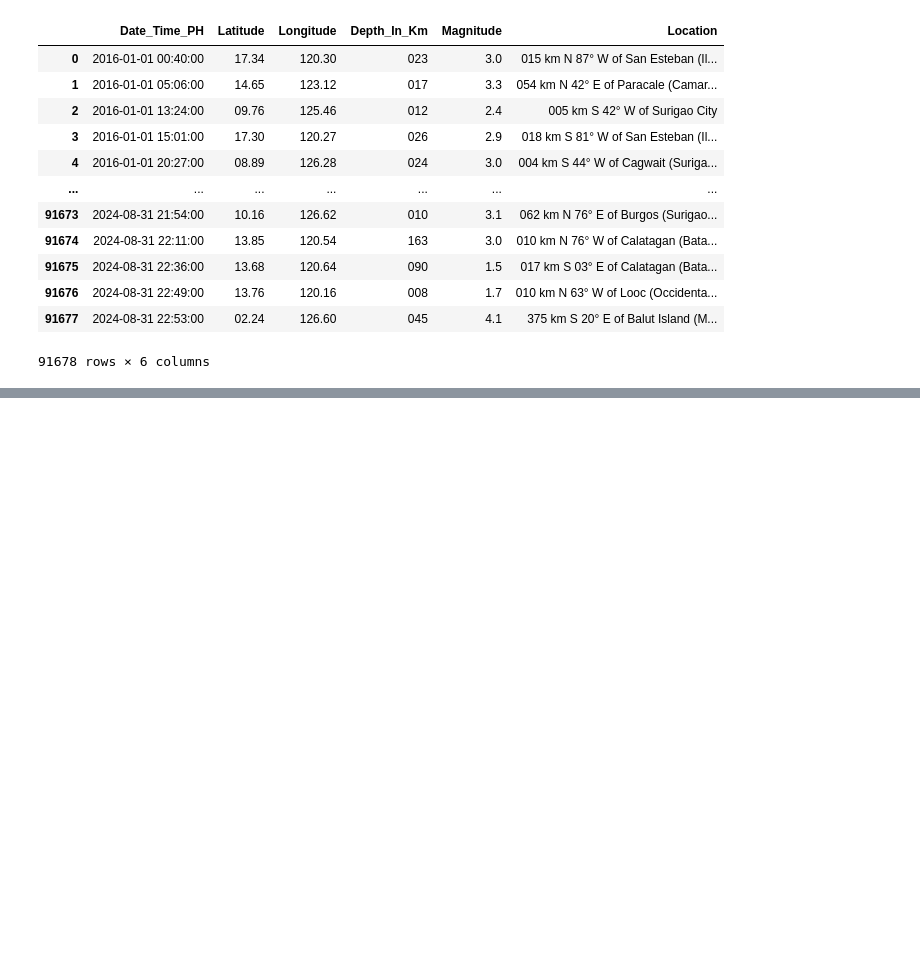
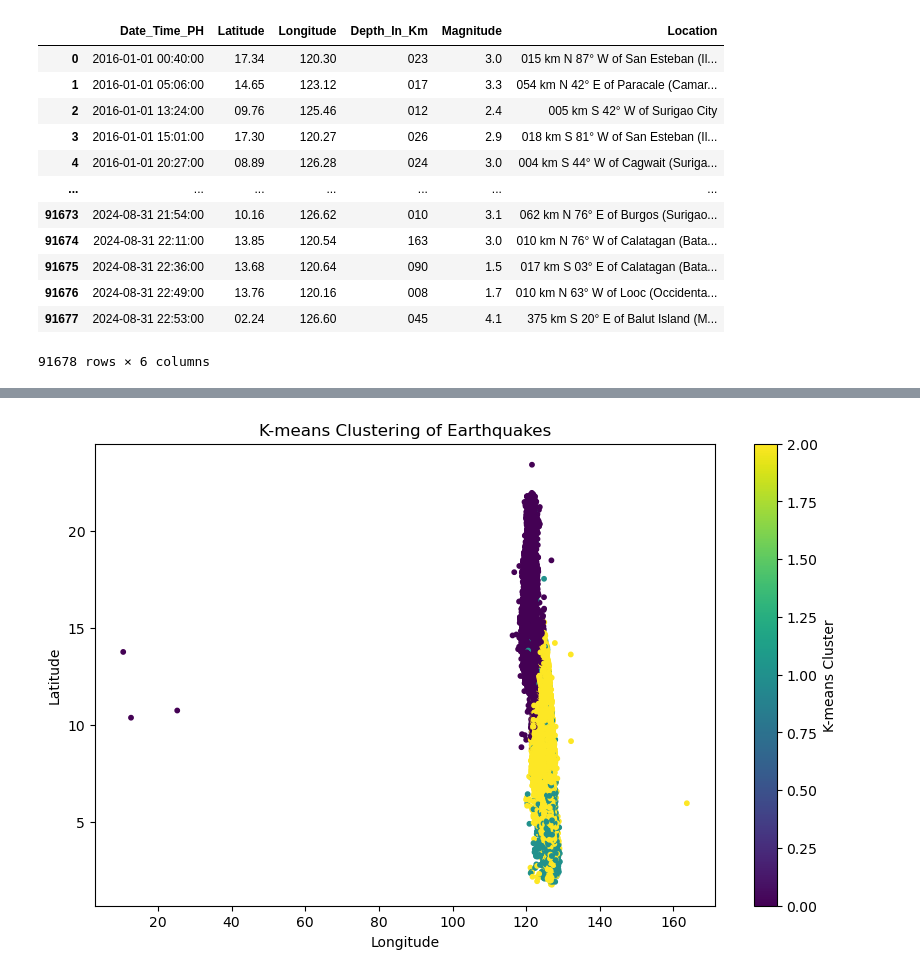
Before and after one commit to ChimaRyder/EarthQuake_DataAnalysis, a Jupyter notebook: sample.ipynb, the cells around one changed output, grey strips where cells are left out. Cells and saved outputs as stored; diff of their text form; code cells hidden in the pictures; blank space fills up the shorter version.

```diff
--- a/sample.ipynb
+++ b/sample.ipynb
@@ -54,0 +81,14 @@ data = data[data["Location"].str.match(r'^\d')]
+# %%
+kmeans = KMeans(n_clusters=3, random_state=42)
+kmeans_clusters = kmeans.fit_predict(features_scaled)
+data['KMeans_Cluster'] = kmeans_clusters
+
+plt.figure(figsize=(10, 6))
+plt.scatter(data['Longitude'], data['Latitude'], c=data['KMeans_Cluster'], cmap='viridis', s=10)
+plt.colorbar(label='K-means Cluster')
+plt.xlabel('Longitude')
+plt.ylabel('Latitude')
+plt.title('K-means Clustering of Earthquakes')
+plt.show()
+# %% [output]
+[figure, added]
```
Also changed, not shown: parts of 12 cells of this notebook, 1 other file.
